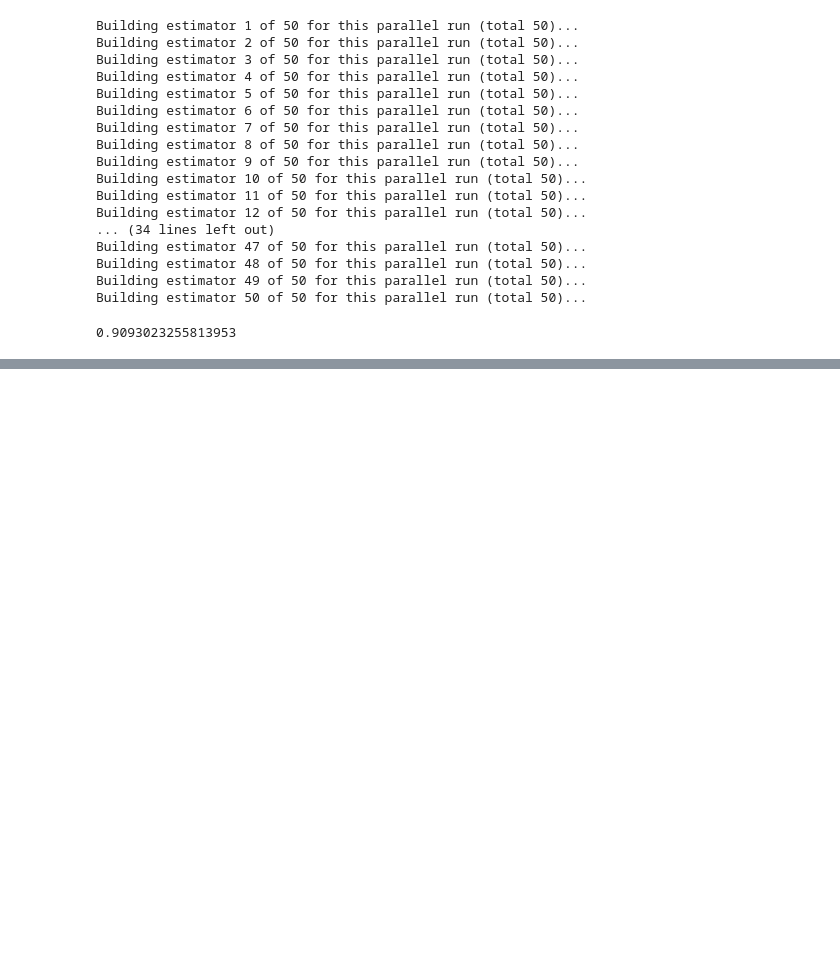
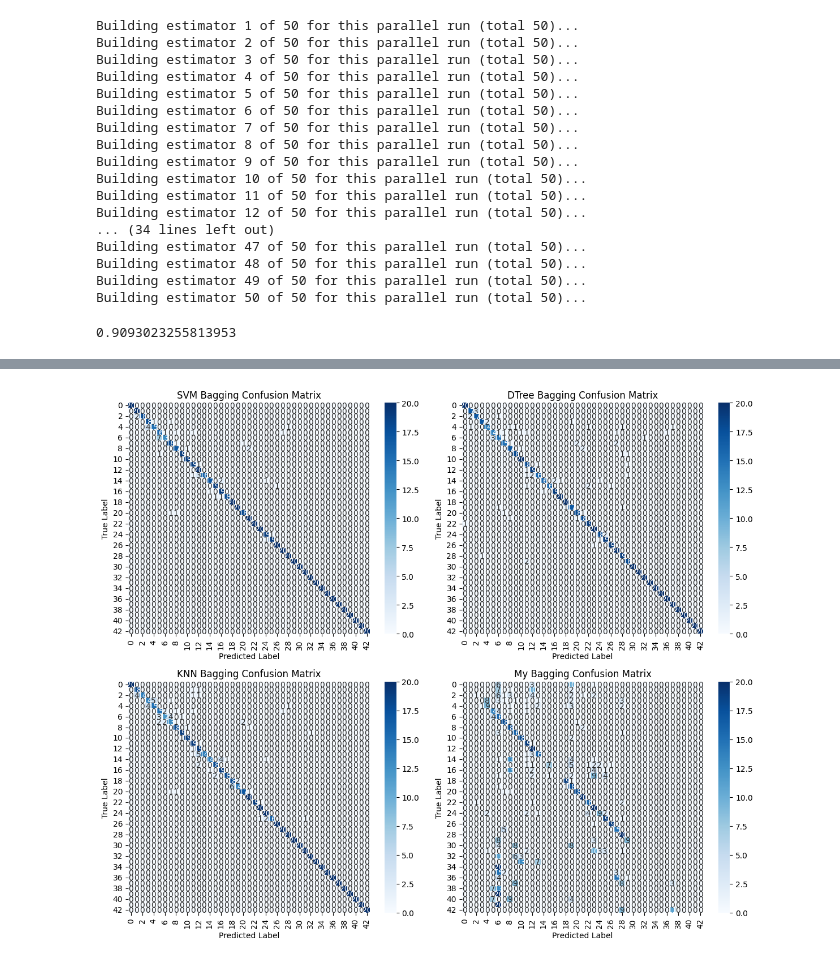
Before and after one commit to ArtinABS/Persian-Alphabet-Recognition, a Jupyter notebook: Models/Ensemble Learning/Bagging/Bagging.ipynb, the cells around one changed output, grey strips where cells are left out. Cells and saved outputs as stored; diff of their text form; code cells hidden in the pictures; blank space fills up the shorter version.

```diff
--- a/Models/Ensemble Learning/Bagging/Bagging.ipynb
+++ b/Models/Ensemble Learning/Bagging/Bagging.ipynb
@@ -140,0 +315,18 @@ Building estimator 50 of 50 for this parallel run (total 50)...
+# %%
+from sklearn.metrics import confusion_matrix
+import seaborn as sns
+
+fig, axes = plt.subplots(2, 2, figsize=(12, 10))
+axes = axes.ravel()
+
+for i, (name, model) in enumerate(meta_models.items()):
+    predictions = model.predict(X_test_1d)
+    cm = confusion_matrix(y_test, predictions)
+    sns.heatmap(cm, annot=True, fmt="d", cmap="Blues", ax=axes[i])
+    axes[i].set_title(f'{name} Confusion Matrix')
+    axes[i].set_xlabel('Predicted Label')
+    axes[i].set_ylabel('True Label')
+
+plt.tight_layout()
+plt.show()
+# %% [output]
@@ -140,0 +341 @@ Building estimator 50 of 50 for this parallel run (total 50)...
+[figure, added]
```
Also changed, not shown: parts of 13 cells of this notebook.
